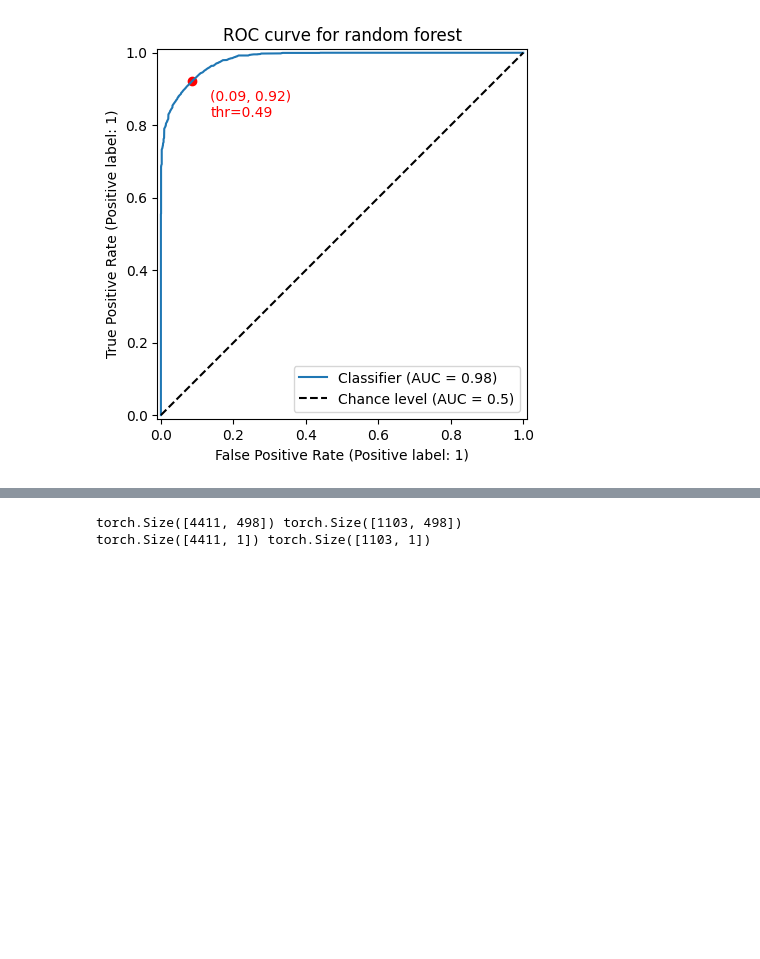
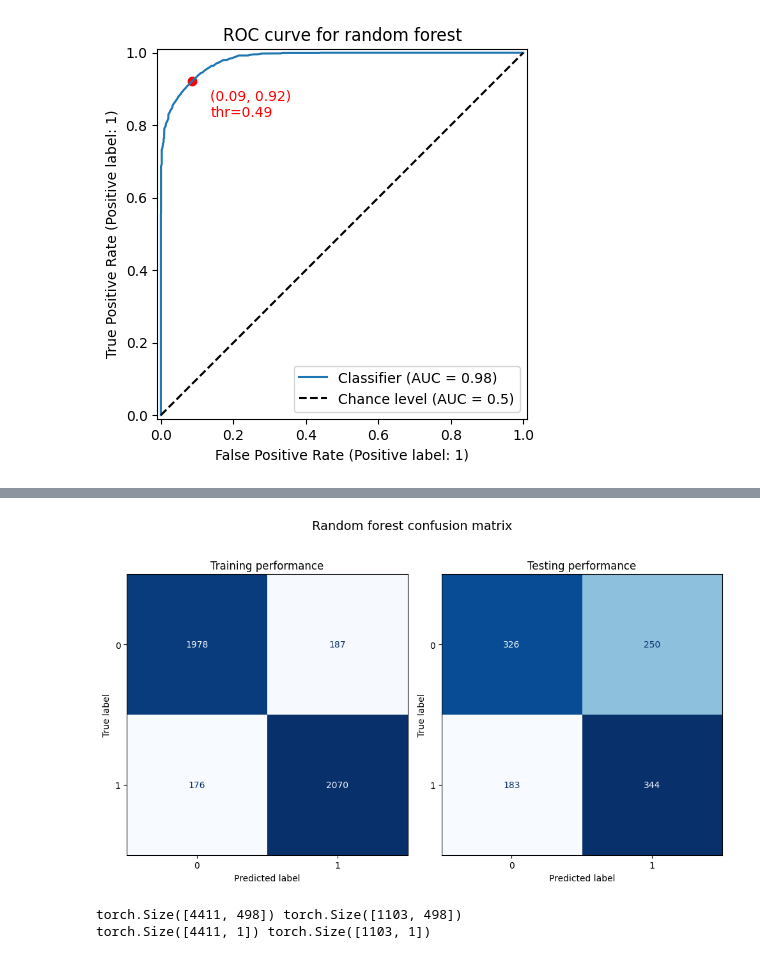
Before and after one commit to dyao13/580_475_FA25, a Jupyter notebook: analysis/analysis.ipynb, the cells around one changed output, grey strips where cells are left out. Cells and saved outputs as stored; diff of their text form; code cells hidden in the pictures; blank space fills up the shorter version.

```diff
--- a/analysis/analysis.ipynb
+++ b/analysis/analysis.ipynb
@@ -194,24 +208,16 @@ plt.close()
 [figure]
 # %%
 # report training performance
-y_hat = (rf_model.predict_proba(X_train)[:, 1] > rf_op_pnt)
+y_hat_train = (rf_model.predict_proba(X_train)[:, 1] > rf_op_pnt)
 
 print("Training performance:")
-print(classification_report(y_train, y_hat))
-
-disp = ConfusionMatrixDisplay.from_predictions(y_train, y_hat, cmap='Blues')
-disp.figure_.suptitle("Random forest training performance")
-disp.figure_.savefig(os.path.join(os.getcwd(), "../output/rf_training_confusion_matrix.png"))
+print(classification_report(y_train, y_hat_train))
 
 # report testing performance
-y_hat = (rf_model.predict_proba(X_test)[:, 1] > rf_op_pnt)
+y_hat_test = (rf_model.predict_proba(X_test)[:, 1] > rf_op_pnt)
 
 print("Testing performance:")
-print(classification_report(y_test, y_hat))
-
-disp = ConfusionMatrixDisplay.from_predictions(y_test, y_hat, cmap='Blues')
-disp.figure_.suptitle("Random forest testing performance")
-disp.figure_.savefig(os.path.join(os.getcwd(), "../output/rf_testing_confusion_matrix.png"))
+print(classification_report(y_test, y_hat_test))
 # %% [output]
 Training performance:
               precision    recall  f1-score   support
@@ -237,3 +241,26 @@ weighted avg       0.61      0.61      0.61      1103
+# %%
+# plot confusion matrices
+cm_train = confusion_matrix(y_train, y_hat_train)
+cm_test  = confusion_matrix(y_test, y_hat_test)
+
+fig, axes = plt.subplots(1, 2, figsize=(10, 6))
+
+titles = ["Training performance", "Testing performance"]
+cms = [cm_train, cm_test]
+data = [(y_train, y_hat_train), (y_test, y_hat_test)]
+
+for ax, cm, title in zip(axes, cms, titles):
+    disp = ConfusionMatrixDisplay(confusion_matrix=cm)
+    disp.plot(ax=ax, cmap='Blues', colorbar=False)
+    ax.set_title(title)
+
+plt.suptitle("Random forest confusion matrix", fontsize=14)
+plt.savefig(os.path.join(os.getcwd(), "../output/rf_training_testing_confusion_matrices.png"))
+plt.tight_layout()
+plt.show()
+plt.close()
+# %% [output]
+[figure, added]
 # %%
 # convert data to torch tensors
 X_train = torch.tensor(X_train, dtype=torch.float32)
```
Also changed, not shown: parts of 10 cells of this notebook, 8 other files.
